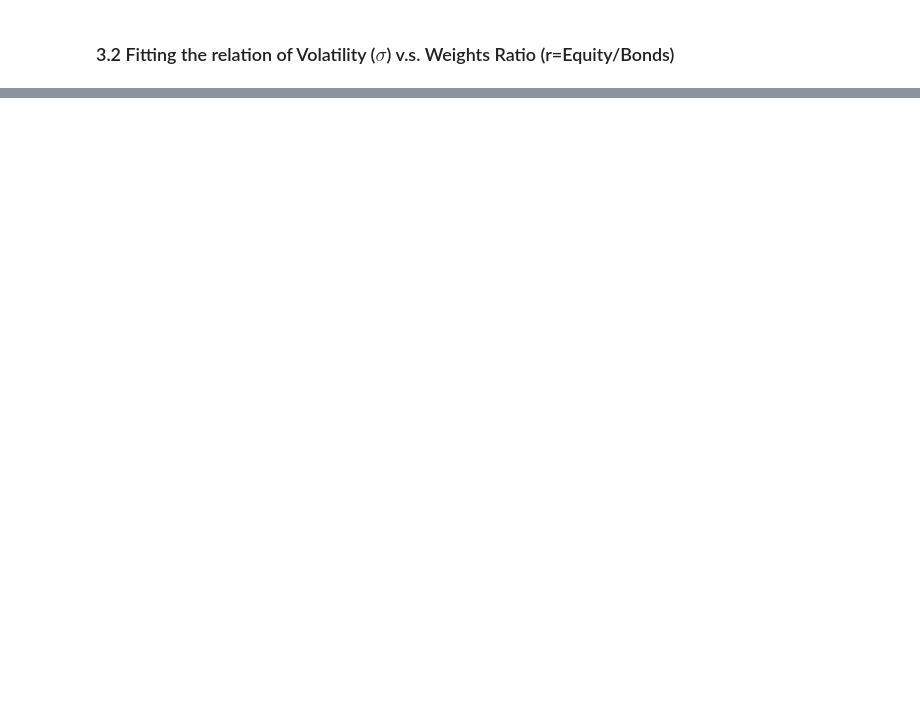
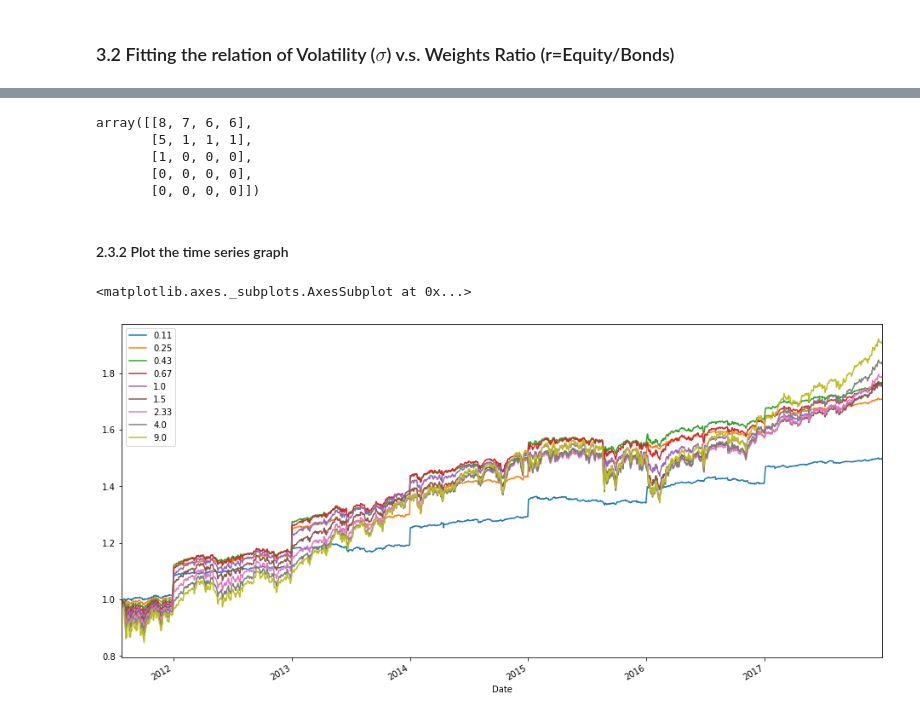
Before and after one commit to Zhehao97/Cornell_IPCC, a Jupyter notebook: Cornell Case Competition .ipynb, the cells around one changed output, grey strips where cells are left out. Cells and saved outputs as stored; diff of their text form; code cells hidden in the pictures; blank space fills up the shorter version.

```diff
--- a/Cornell Case Competition .ipynb
+++ b/Cornell Case Competition .ipynb
@@ -236,0 +158,18 @@ ETF_return
+# %%
+ETF_RATIO_Matrix = IDX_RATIO_Matrix
+ETF_RATIO_Matrix
+# %% [output]
+array([[8, 7, 6, 6],
+       [5, 1, 1, 1],
+       [1, 0, 0, 0],
+       [0, 0, 0, 0],
+       [0, 0, 0, 0]])
+# %% [markdown]
+#### 2.3.2 Plot the time series graph
+# %%
+ETF_Train_return = ETF_Train + 1
+ETF_Train_return = ETF_Train_return.cumprod()
+ETF_Train_return.plot(figsize=(16,8))
+# %% [output]
+<matplotlib.axes._subplots.AxesSubplot at 0x...>
+[figure, added]
```
Also changed, not shown: parts of 28 cells of this notebook, 1 other file.
